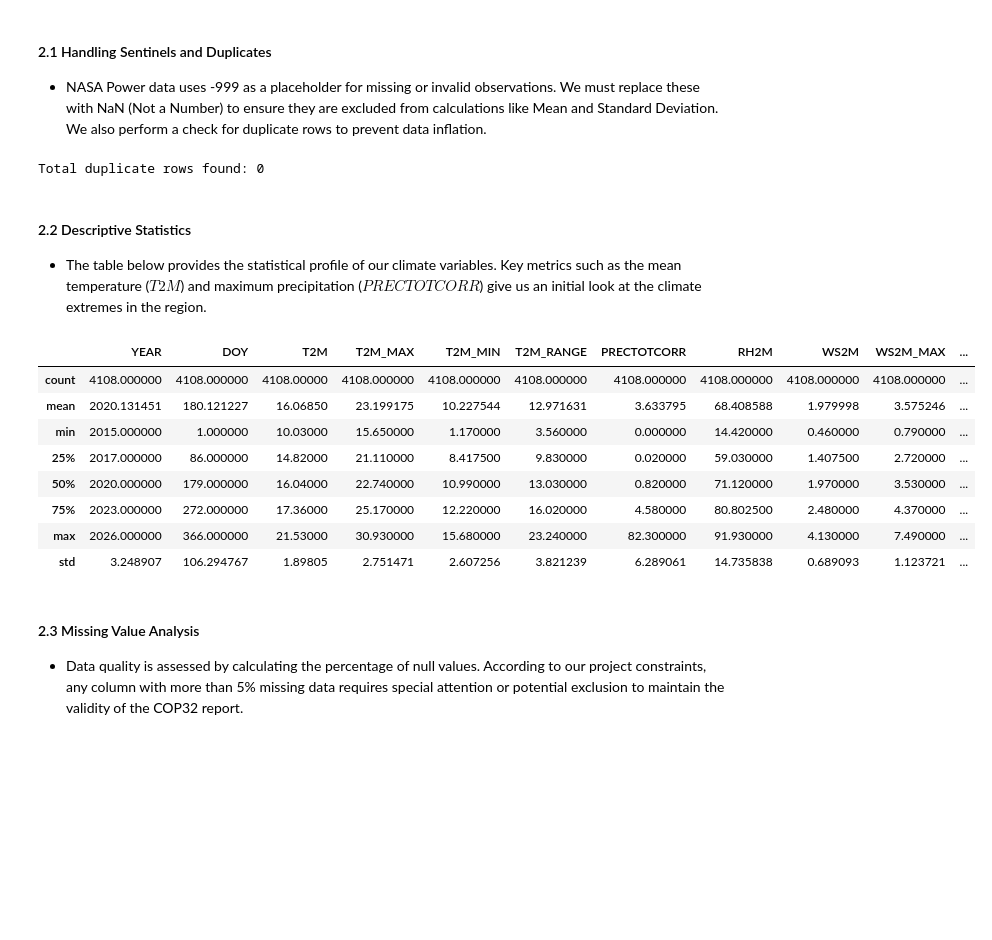
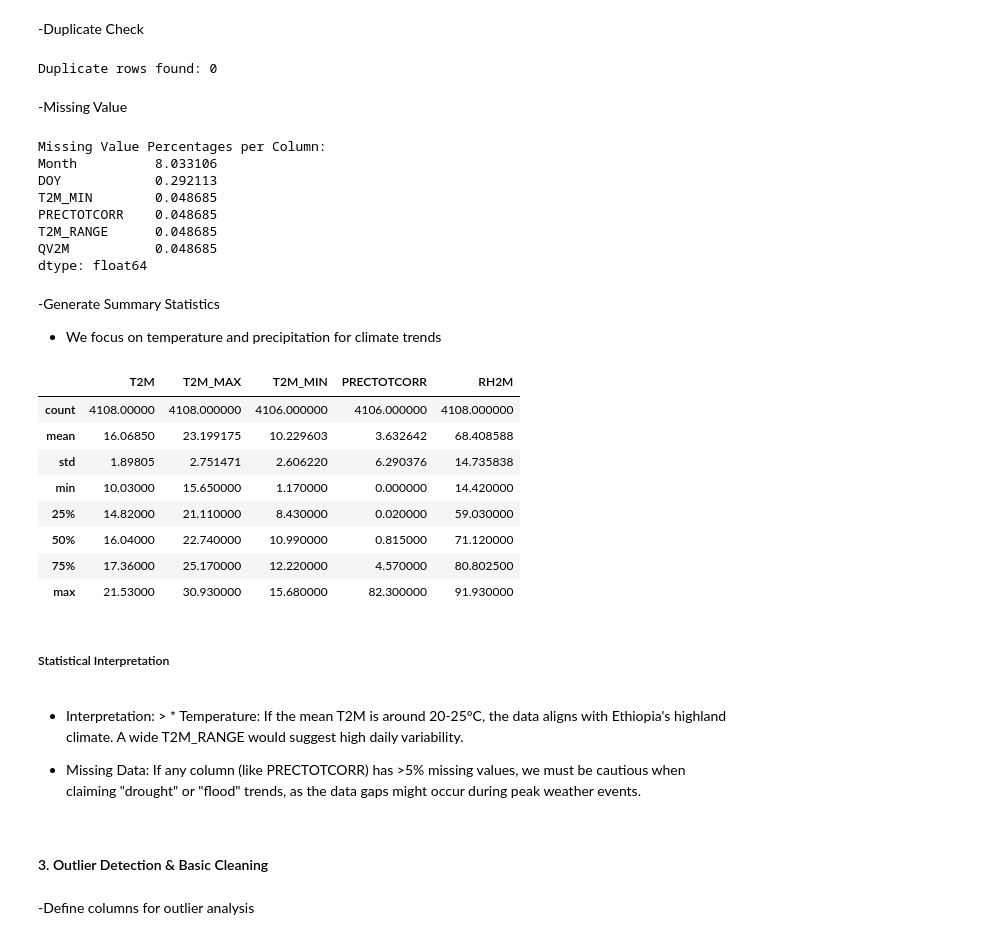
Before and after one commit to hk12214/climate-challenge-week0, a Jupyter notebook: notebooks/ethiopia_eda.ipynb, the cells around one changed output. Cells and saved outputs as stored; diff of their text form; code cells hidden in the pictures; blank space fills up the shorter version.

Commit message:
feat: complete full EDA and cleaning for Ethiopia

```diff
--- a/notebooks/ethiopia_eda.ipynb
+++ b/notebooks/ethiopia_eda.ipynb
@@ -32,0 +30,6 @@ New Date range: 2015-01-01 00:00:00 to 2026-03-31 00:00:00
+# %%
+cols = ['Date', 'Country', 'Month', 'YEAR', 'DOY', 'T2M', 'T2M_MAX', 'T2M_MIN', 'PRECTOTCORR']
+df= df[cols + [c for c in df.columns if c not in cols]]
+
+print("First 5 rows of processed Ethiopia data:")
+df.head()
@@ -36,33 +70,52 @@ New Date range: 2015-01-01 00:00:00 to 2026-03-31 00:00:00
+# %% [markdown]
+-Duplicate Check
+# %%
+duplicates = df.duplicated().sum()
+print(f"Duplicate rows found: {duplicates}")
+df = df.drop_duplicates()
+# %% [output]
+Duplicate rows found: 0
 # %% [markdown]
-#### 2.1 Handling Sentinels and Duplicates
-* NASA Power data uses -999 as a placeholder for missing or invalid observations. We must replace these with NaN (Not a Number) to ensure they are excluded from calculations like Mean and Standard Deviation. We also perform a check for duplicate rows to prevent data inflation.
+-Missing Value
 # %%
-df.replace(-999, np.nan, inplace=True)
+missing = df.isna().sum()
+missing_percent = (missing/ len(df)) * 100
 
-duplicate_total = df.duplicated().sum()
-print(f"Total duplicate rows found: {duplicate_total}")
-if duplicate_total > 0:
-    df.drop_duplicates(inplace=True)
-    print("Duplicate rows have been successfully removed.")
+print("\nMissing Value Percentages per Column:")
+print(missing_percent[missing_percent > 0])
 # %% [output]
-Total duplicate rows found: 0
+Missing Value Percentages per Column:
+Month          8.033106
+DOY            0.292113
+T2M_MIN        0.048685
+PRECTOTCORR    0.048685
+T2M_RANGE      0.048685
+QV2M           0.048685
+dtype: float64
 # %% [markdown]
-#### 2.2 Descriptive Statistics
-* The table below provides the statistical profile of our climate variables. Key metrics such as the mean temperature ($T2M$) and maximum precipitation ($PRECTOTCORR$) give us an initial look at the climate extremes in the region.
+-Generate Summary Statistics
+* We focus on temperature and precipitation for climate trends
 # %%
-stats_summary = df.describe()
-stats_summary
+summary_stats= df[['T2M', 'T2M_MAX', 'T2M_MIN', 'PRECTOTCORR', 'RH2M']].describe()
+summary_stats
 # %% [output]
-|  | YEAR | DOY | T2M | T2M_MAX | T2M_MIN | T2M_RANGE | PRECTOTCORR | RH2M | WS2M | WS2M_MAX | ... |
-| count | 4108.000000 | 4108.000000 | 4108.00000 | 4108.000000 | 4108.000000 | 4108.000000 | 4108.000000 | 4108.000000 | 4108.000000 | 4108.000000 | ... |
-| mean | 2020.131451 | 180.121227 | 16.06850 | 23.199175 | 10.227544 | 12.971631 | 3.633795 | 68.408588 | 1.979998 | 3.575246 | ... |
-| min | 2015.000000 | 1.000000 | 10.03000 | 15.650000 | 1.170000 | 3.560000 | 0.000000 | 14.420000 | 0.460000 | 0.790000 | ... |
-| 25% | 2017.000000 | 86.000000 | 14.82000 | 21.110000 | 8.417500 | 9.830000 | 0.020000 | 59.030000 | 1.407500 | 2.720000 | ... |
-| 50% | 2020.000000 | 179.000000 | 16.04000 | 22.740000 | 10.990000 | 13.030000 | 0.820000 | 71.120000 | 1.970000 | 3.530000 | ... |
-| 75% | 2023.000000 | 272.000000 | 17.36000 | 25.170000 | 12.220000 | 16.020000 | 4.580000 | 80.802500 | 2.480000 | 4.370000 | ... |
-| max | 2026.000000 | 366.000000 | 21.53000 | 30.930000 | 15.680000 | 23.240000 | 82.300000 | 91.930000 | 4.130000 | 7.490000 | ... |
-| std | 3.248907 | 106.294767 | 1.89805 | 2.751471 | 2.607256 | 3.821239 | 6.289061 | 14.735838 | 0.689093 | 1.123721 | ... |
+|  | T2M | T2M_MAX | T2M_MIN | PRECTOTCORR | RH2M |
+| count | 4108.00000 | 4108.000000 | 4106.000000 | 4106.000000 | 4108.000000 |
+| mean | 16.06850 | 23.199175 | 10.229603 | 3.632642 | 68.408588 |
+| std | 1.89805 | 2.751471 | 2.606220 | 6.290376 | 14.735838 |
+| min | 10.03000 | 15.650000 | 1.170000 | 0.000000 | 14.420000 |
+| 25% | 14.82000 | 21.110000 | 8.430000 | 0.020000 | 59.030000 |
+| 50% | 16.04000 | 22.740000 | 10.990000 | 0.815000 | 71.120000 |
+| 75% | 17.36000 | 25.170000 | 12.220000 | 4.570000 | 80.802500 |
+| max | 21.53000 | 30.930000 | 15.680000 | 82.300000 | 91.930000 |
 # %% [markdown]
-#### 2.3 Missing Value Analysis
-* Data quality is assessed by calculating the percentage of null values. According to our project constraints, any column with more than 5% missing data requires special attention or potential exclusion to maintain the validity of the COP32 report.
+##### Statistical Interpretation
+# %% [markdown]
+* Interpretation: > * Temperature: If the mean T2M is around 20-25°C, the data aligns with Ethiopia's highland climate. A wide T2M_RANGE would suggest high daily variability.
+
+* Missing Data: If any column (like PRECTOTCORR) has >5% missing values, we must be cautious when claiming "drought" or "flood" trends, as the data gaps might occur during peak weather events.
+# %% [markdown]
+#### 3. Outlier Detection & Basic Cleaning
+# %% [markdown]
+-Define columns for outlier analysis
 # %%
```
Also changed, not shown: parts of 55 cells of this notebook, 1 other file.
